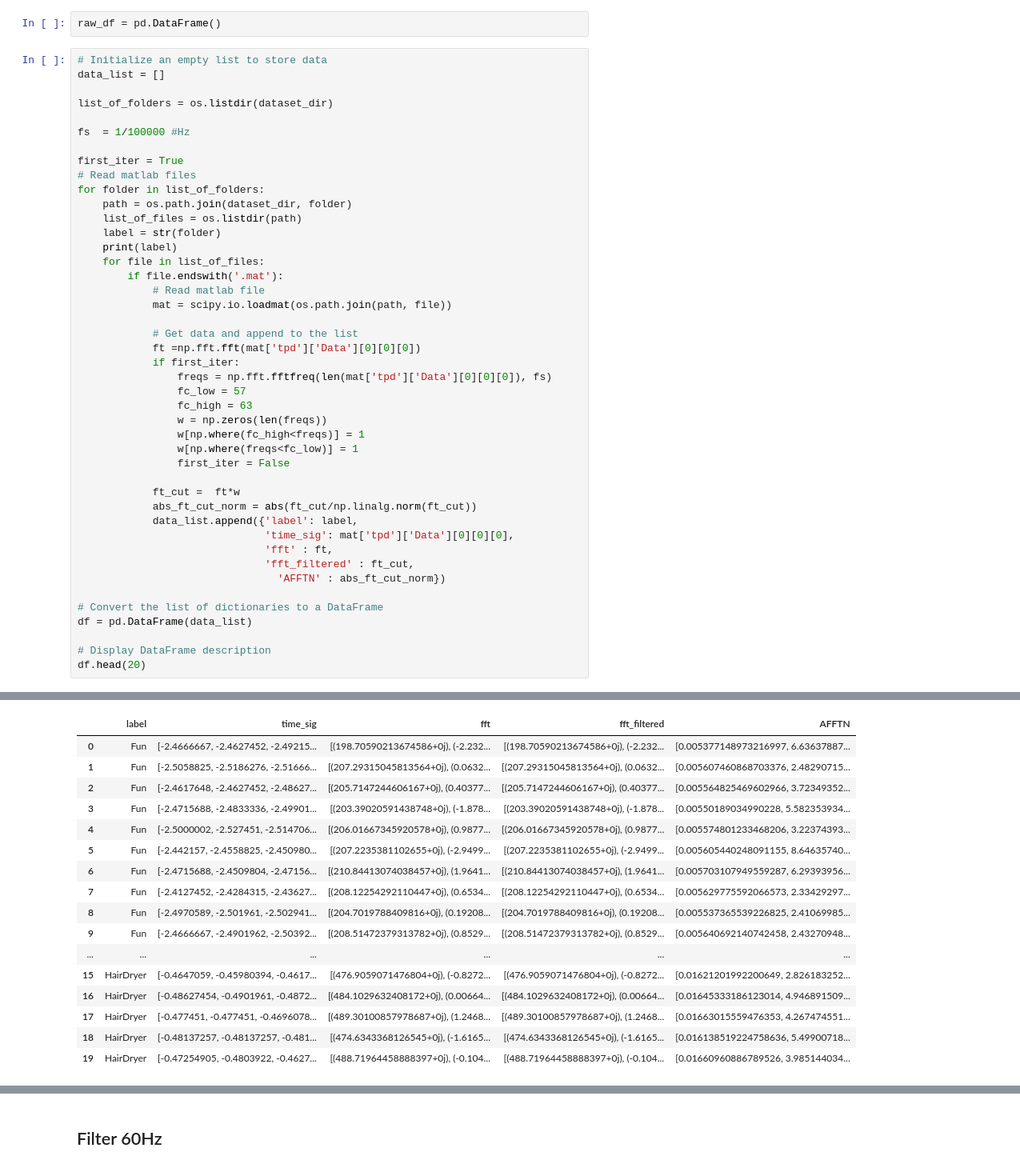
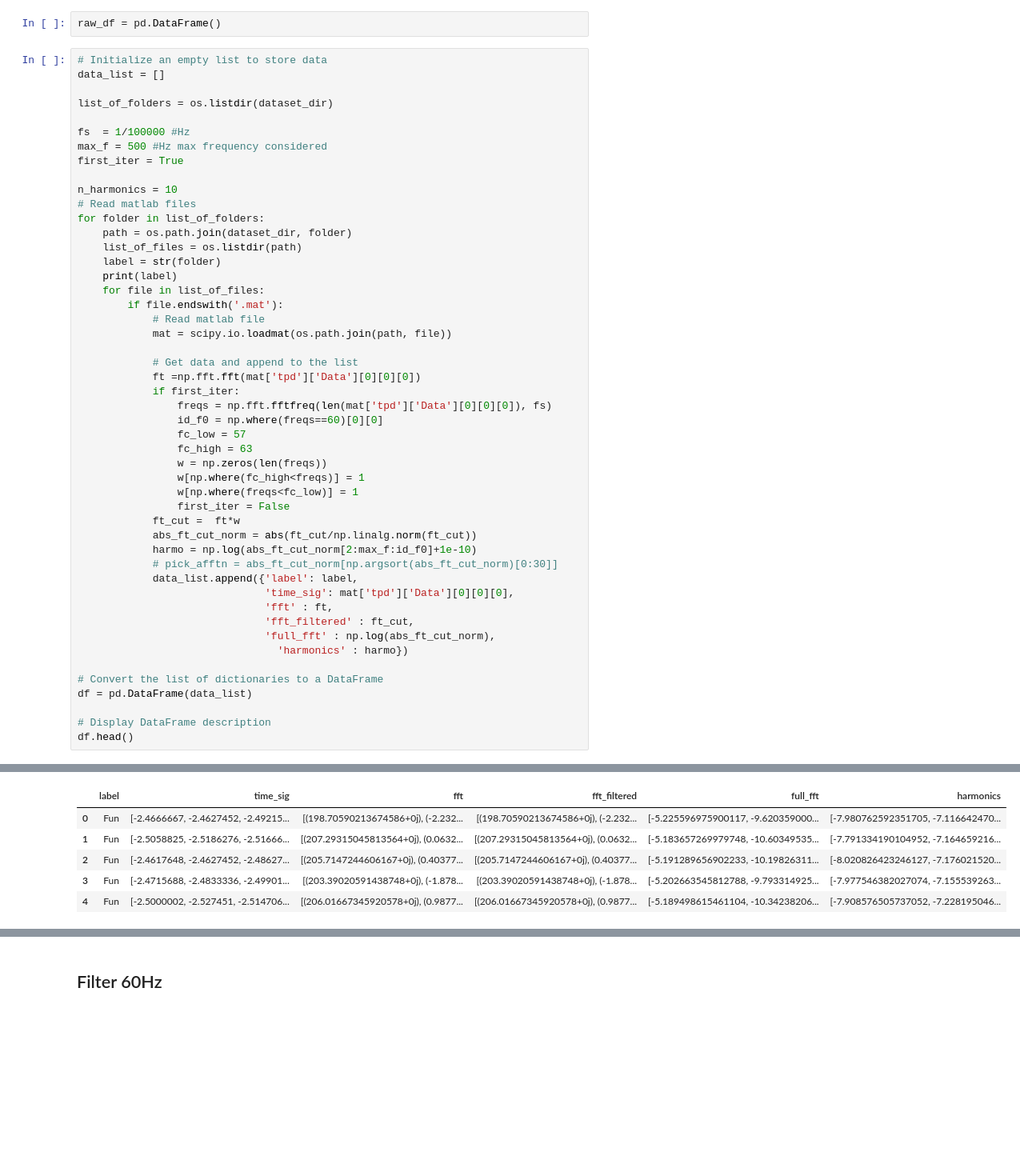
Before and after one commit to davidaleprog/loads_classif, a Jupyter notebook: loads_classif.ipynb, the cells around one changed output, grey strips where cells are left out. Shown at 80% size. Saved outputs shown, nothing was run; the diff lists cells and outputs as text; blank space fills up the shorter version.

```diff
--- a/loads_classif.ipynb
+++ b/loads_classif.ipynb
@@ -24,8 +24,10 @@ data_list = []
 list_of_folders = os.listdir(dataset_dir)
 
 fs  = 1/100000 #Hz
+max_f = 500 #Hz max frequency considered
+first_iter = True
 
-first_iter = True
+n_harmonics = 10
 # Read matlab files
 for folder in list_of_folders:
     path = os.path.join(dataset_dir, folder)
@@ -41,26 +43,29 @@ for folder in list_of_folders:
             ft =np.fft.fft(mat['tpd']['Data'][0][0][0])
             if first_iter:
                 freqs = np.fft.fftfreq(len(mat['tpd']['Data'][0][0][0]), fs)
+                id_f0 = np.where(freqs==60)[0][0]
                 fc_low = 57
                 fc_high = 63
                 w = np.zeros(len(freqs))
                 w[np.where(fc_high<freqs)] = 1
                 w[np.where(freqs<fc_low)] = 1
                 first_iter = False
-
             ft_cut =  ft*w
             abs_ft_cut_norm = abs(ft_cut/np.linalg.norm(ft_cut))
+            harmo = np.log(abs_ft_cut_norm[2:max_f:id_f0]+1e-10)
+            # pick_afftn = abs_ft_cut_norm[np.argsort(abs_ft_cut_norm)[0:30]]
             data_list.append({'label': label,
                               'time_sig': mat['tpd']['Data'][0][0][0],
                               'fft' : ft,
                               'fft_filtered' : ft_cut,
-                                'AFFTN' : abs_ft_cut_norm})
+                              'full_fft' : np.log(abs_ft_cut_norm),
+                                'harmonics' : harmo})
 
 # Convert the list of dictionaries to a DataFrame
 df = pd.DataFrame(data_list)
 
 # Display DataFrame description
-df.head(20)
+df.head()
 # %% [output]
 Fun
 HairDryer
@@ -70,17 +75,6 @@ Refrigirator
-|  | label | time_sig | fft | fft_filtered | AFFTN |
-| 0 | Fun | [-2.4666667, -2.4627452, -2.49215... | [(198.70590213674586+0j), (-2.232... | [(198.70590213674586+0j), (-2.232... | [0.005377148973216997, 6.63637887... |
-| 1 | Fun | [-2.5058825, -2.5186276, -2.51666... | [(207.29315045813564+0j), (0.0632... | [(207.29315045813564+0j), (0.0632... | [0.005607460868703376, 2.48290715... |
-| 2 | Fun | [-2.4617648, -2.4627452, -2.48627... | [(205.7147244606167+0j), (0.40377... | [(205.7147244606167+0j), (0.40377... | [0.005564825469602966, 3.72349352... |
-| 3 | Fun | [-2.4715688, -2.4833336, -2.49901... | [(203.39020591438748+0j), (-1.878... | [(203.39020591438748+0j), (-1.878... | [0.00550189034990228, 5.582353934... |
-| 4 | Fun | [-2.5000002, -2.527451, -2.514706... | [(206.01667345920578+0j), (0.9877... | [(206.01667345920578+0j), (0.9877... | [0.005574801233468206, 3.22374393... |
-| 5 | Fun | [-2.442157, -2.4558825, -2.450980... | [(207.2235381102655+0j), (-2.9499... | [(207.2235381102655+0j), (-2.9499... | [0.005605440248091155, 8.64635740... |
-| 6 | Fun | [-2.4715688, -2.4509804, -2.47156... | [(210.84413074038457+0j), (1.9641... | [(210.84413074038457+0j), (1.9641... | [0.005703107949559287, 6.29393956... |
-| 7 | Fun | [-2.4127452, -2.4284315, -2.43627... | [(208.12254292110447+0j), (0.6534... | [(208.12254292110447+0j), (0.6534... | [0.005629775592066573, 2.33429297... |
-| 8 | Fun | [-2.4970589, -2.501961, -2.502941... | [(204.7019788409816+0j), (0.19208... | [(204.7019788409816+0j), (0.19208... | [0.005537365539226825, 2.41069985... |
-| 9 | Fun | [-2.4666667, -2.4901962, -2.50392... | [(208.51472379313782+0j), (0.8529... | [(208.51472379313782+0j), (0.8529... | [0.005640692140742458, 2.43270948... |
-| ... | ... | ... | ... | ... | ... |
-| 15 | HairDryer | [-0.4647059, -0.45980394, -0.4617... | [(476.9059071476804+0j), (-0.8272... | [(476.9059071476804+0j), (-0.8272... | [0.01621201992200649, 2.826183252... |
-| 16 | HairDryer | [-0.48627454, -0.4901961, -0.4872... | [(484.1029632408172+0j), (0.00664... | [(484.1029632408172+0j), (0.00664... | [0.01645333186123014, 4.946891509... |
-| 17 | HairDryer | [-0.477451, -0.477451, -0.4696078... | [(489.30100857978687+0j), (1.2468... | [(489.30100857978687+0j), (1.2468... | [0.01663015559476353, 4.267474551... |
-| 18 | HairDryer | [-0.48137257, -0.48137257, -0.481... | [(474.6343368126545+0j), (-1.6165... | [(474.6343368126545+0j), (-1.6165... | [0.016138519224758636, 5.49900718... |
-| 19 | HairDryer | [-0.47254905, -0.4803922, -0.4627... | [(488.71964458888397+0j), (-0.104... | [(488.71964458888397+0j), (-0.104... | [0.01660960886789526, 3.985144034... |
+|  | label | time_sig | fft | fft_filtered | full_fft | harmonics |
+| 0 | Fun | [-2.4666667, -2.4627452, -2.49215... | [(198.70590213674586+0j), (-2.232... | [(198.70590213674586+0j), (-2.232... | [-5.225596975900117, -9.620359000... | [-7.980762592351705, -7.116642470... |
+| 1 | Fun | [-2.5058825, -2.5186276, -2.51666... | [(207.29315045813564+0j), (0.0632... | [(207.29315045813564+0j), (0.0632... | [-5.183657269979748, -10.60349535... | [-7.791334190104952, -7.164659216... |
+| 2 | Fun | [-2.4617648, -2.4627452, -2.48627... | [(205.7147244606167+0j), (0.40377... | [(205.7147244606167+0j), (0.40377... | [-5.191289656902233, -10.19826311... | [-8.020826423246127, -7.176021520... |
+| 3 | Fun | [-2.4715688, -2.4833336, -2.49901... | [(203.39020591438748+0j), (-1.878... | [(203.39020591438748+0j), (-1.878... | [-5.202663545812788, -9.793314925... | [-7.977546382027074, -7.155539263... |
+| 4 | Fun | [-2.5000002, -2.527451, -2.514706... | [(206.01667345920578+0j), (0.9877... | [(206.01667345920578+0j), (0.9877... | [-5.189498615461104, -10.34238206... | [-7.908576505737052, -7.228195046... |
```
Also changed, not shown: parts of 18 cells of this notebook.
